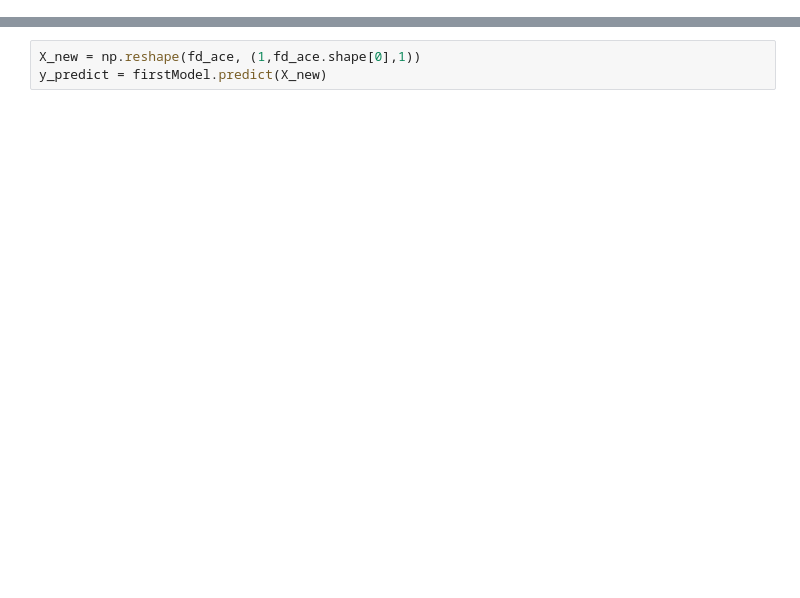
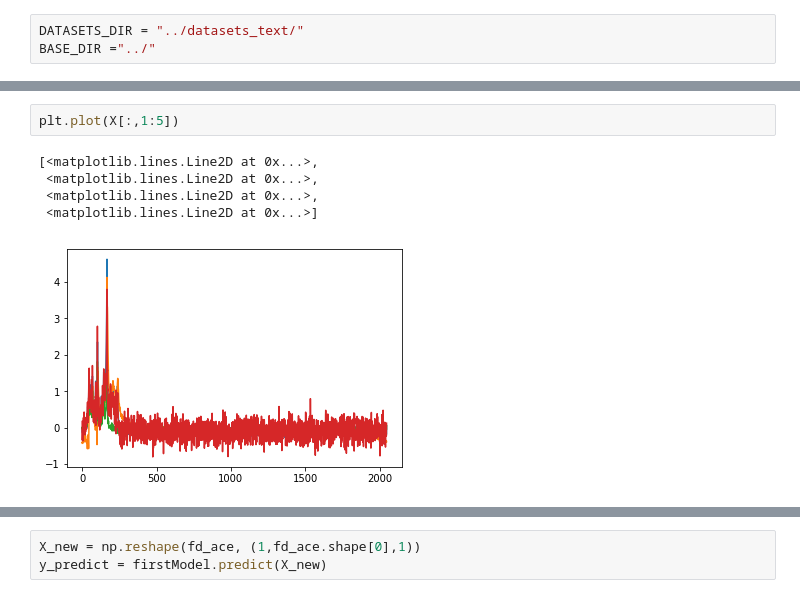
Before and after one commit to DrCod/MRS, a Jupyter notebook: notebooks/mrs_model.ipynb, the cells around one changed output, grey strips where cells are left out. Saved outputs shown, nothing was run; the diff lists cells and outputs as text; blank space fills up the shorter version.

```diff
--- a/notebooks/mrs_model.ipynb
+++ b/notebooks/mrs_model.ipynb
@@ -625,0 +17,3 @@ Epoch 20/50
+# %%
+DATASETS_DIR = "../datasets_text/"
+BASE_DIR ="../"
@@ -625,0 +108,8 @@ Epoch 20/50
+# %%
+plt.plot(X[:,1:5])
+# %% [output]
+[<matplotlib.lines.Line2D at 0x...>,
+ <matplotlib.lines.Line2D at 0x...>,
+ <matplotlib.lines.Line2D at 0x...>,
+ <matplotlib.lines.Line2D at 0x...>]
+[figure, added]
```
Also changed, not shown: parts of 58 cells of this notebook.
